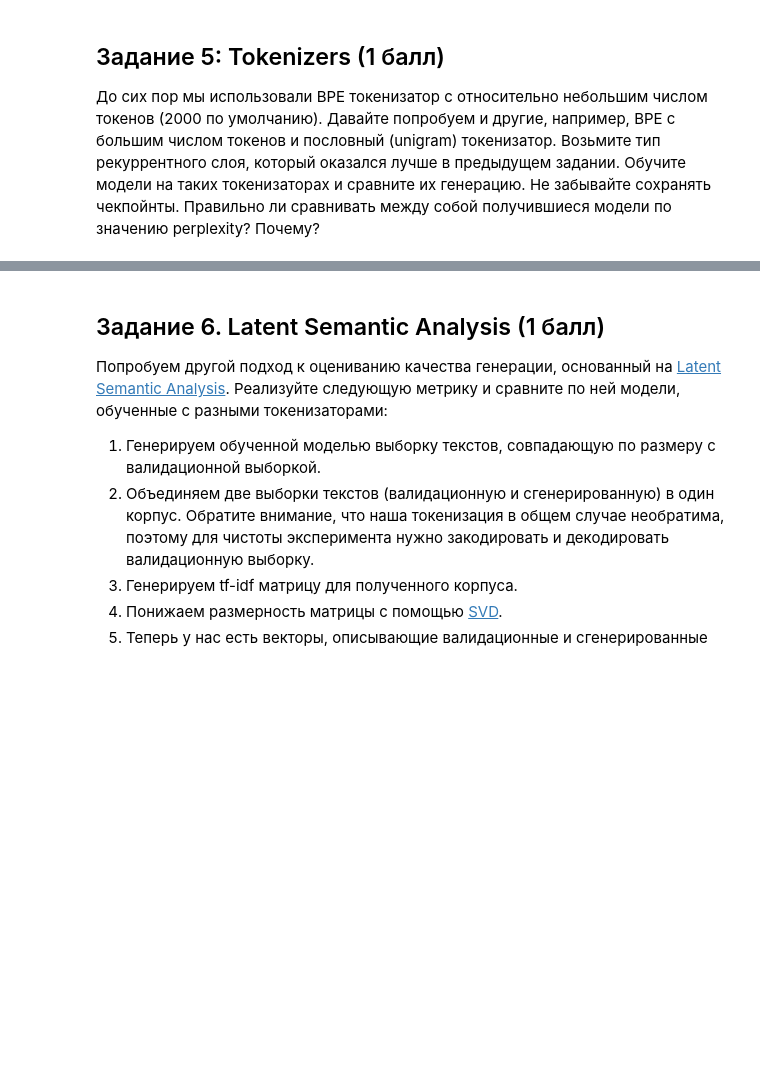
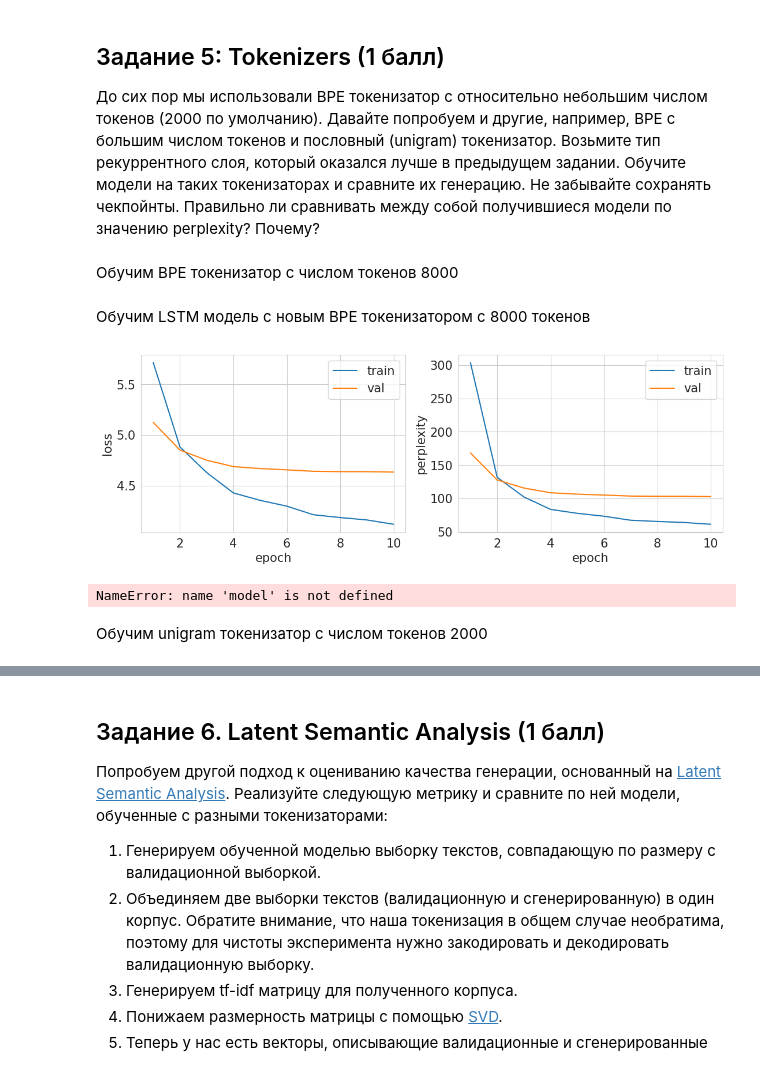
Before and after one commit to MaxAndreyko/dl-hw3, a Jupyter notebook: shw-03-rnn.ipynb, the cells around one changed output, grey strips where cells are left out. Saved outputs shown, nothing was run; the diff lists cells and outputs as text; code cells hidden in the pictures; blank space fills up the shorter version.

```diff
--- a/shw-03-rnn.ipynb
+++ b/shw-03-rnn.ipynb
@@ -235,8 +234,50 @@ model.inference(prefix_rus_us_fr, temp=100)
 ## Задание 5: Tokenizers (1 балл)
 
 До сих пор мы использовали BPE токенизатор с относительно небольшим числом токенов (2000 по умолчанию). Давайте попробуем и другие, например, BPE с большим числом токенов и пословный (unigram) токенизатор. Возьмите тип рекуррентного слоя, который оказался лучше в предыдущем задании. Обучите модели на таких токенизаторах и сравните их генерацию. Не забывайте сохранять чекпойнты. Правильно ли сравнивать между собой получившиеся модели по значению perplexity? Почему?
+# %% [markdown]
+Обучим BPE токенизатор с числом токенов 8000
 # %%
 from src.dataset import TextDataset
 
-train_set_bpe_large = TextDataset(data_file='data/external/jokes.txt', train=True, sp_model_prefix='bpe', vocab_size=8000)
-valid_set_bpe_large = TextDataset(data_file='data/external/jokes.txt', train=False, sp_model_prefix='bpe', vocab_size=8000)
+train_set_bpe_large = TextDataset(data_file='data/external/jokes.txt',
+                                  train=True,
+                                  sp_model_prefix='bpe_8000',
+                                  vocab_size=8000)
+valid_set_bpe_large = TextDataset(data_file='data/external/jokes.txt',
+                                  train=False,
+                                  sp_model_prefix='bpe_8000',
+                                  vocab_size=8000)
+# %% [markdown]
+Обучим LSTM модель с новым BPE токенизатором с 8000 токенов
+# %%
+import torch.optim as optim
+from torch.utils.data import DataLoader
+from src.train import train
+from torch import nn
+from src.model import LanguageModel
+
+model_bpe_large = LanguageModel(train_set_bpe_large, rnn_type=nn.LSTM)
+
+learning_rate = 0.001
+batch_size = 32
+num_epochs = 10
+
+optimizer = optim.Adam(model_bpe_large.parameters(), lr=learning_rate)
+scheduler = optim.lr_scheduler.StepLR(optimizer, step_size=3, gamma=0.5)
+
+train_loader_bpe_large = DataLoader(train_set_bpe_large, batch_size=batch_size, shuffle=True)
+val_loader_bpe_large = DataLoader(valid_set_bpe_large, batch_size=batch_size)
+
+train(model_bpe_large,
+      optimizer,
+      scheduler,
+      train_loader_bpe_large,
+      val_loader_bpe_large,
+      num_epochs=num_epochs,
+      device=DEVICE)
+torch.save(model_bpe_large, "./model_lstm_bpe_large.pt")
+# %% [output]
+[figure, added]
+NameError: name 'model' is not defined
+# %% [markdown]
+Обучим unigram токенизатор с числом токенов 2000
```
Also changed, not shown: parts of 37 cells of this notebook.
